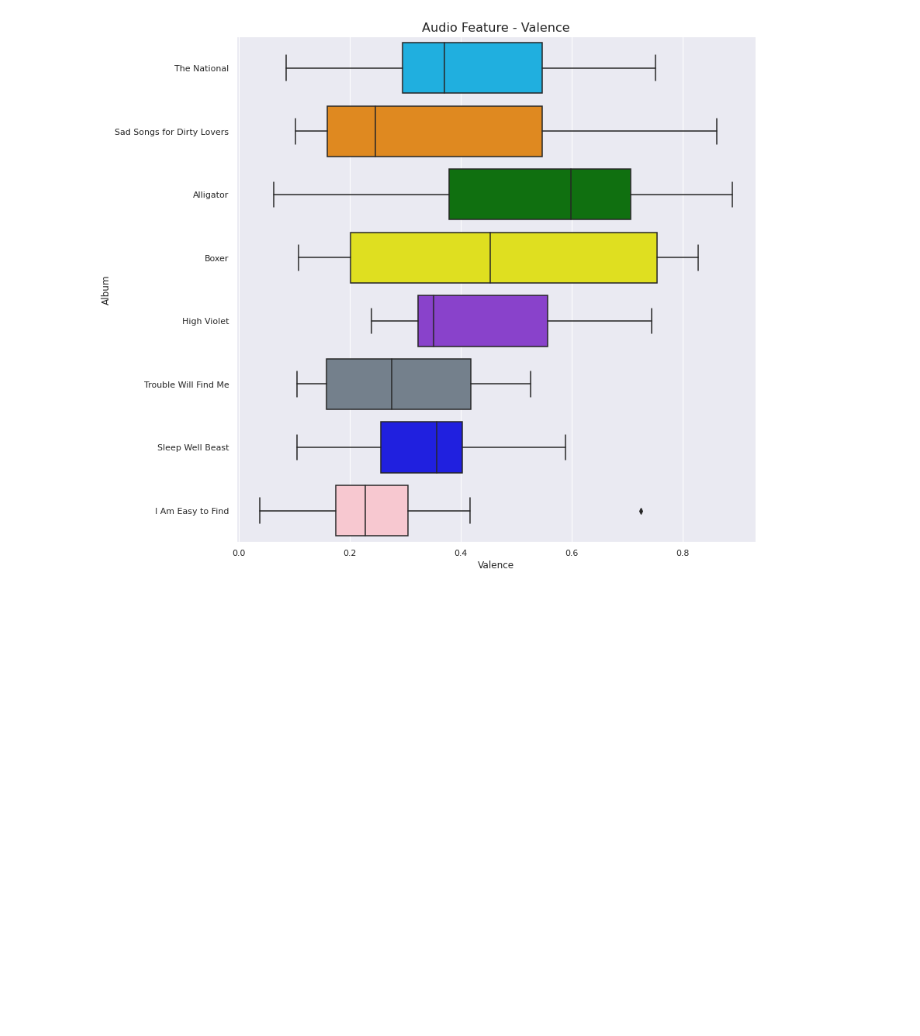
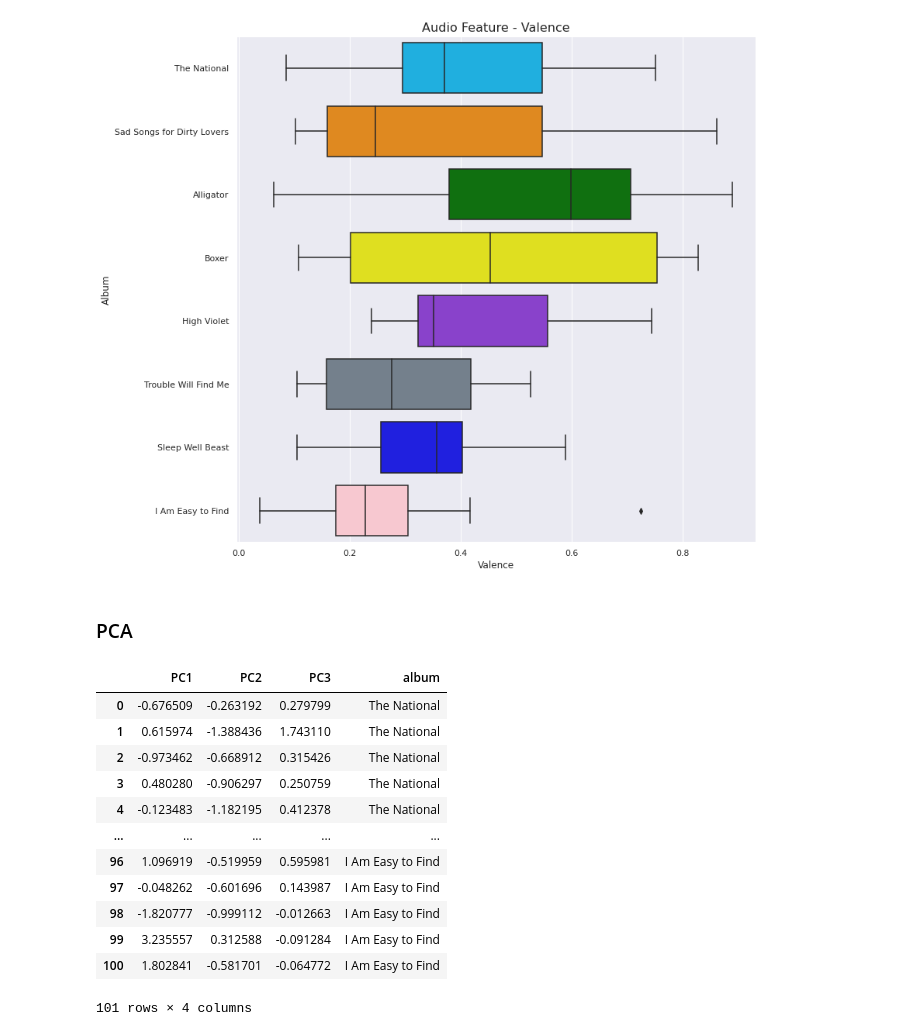
Before and after one commit to codey-phoun/SpotifyAudioFeatures_TheNational, a Jupyter notebook: Spotipy_The_National.ipynb, the cells around one changed output. Drawn from its saved outputs; the diff is of its cells as text; code cells hidden in the pictures; blank space fills up the shorter version.

```diff
--- a/Spotipy_The_National.ipynb
+++ b/Spotipy_The_National.ipynb
@@ -955,3 +955,5 @@ box_valence.set_ylabel("Album")
 box_valence.set_title("Audio Feature - Valence", fontsize = 16);
 # %% [output]
 [figure]
+# %% [markdown]
+### PCA
@@ -957,0 +977,16 @@ box_valence.set_title("Audio Feature - Valence", fontsize = 16);
+# %%
+finalDf
+# %% [output]
+|  | PC1 | PC2 | PC3 | album |
+| 0 | -0.676509 | -0.263192 | 0.279799 | The National |
+| 1 | 0.615974 | -1.388436 | 1.743110 | The National |
+| 2 | -0.973462 | -0.668912 | 0.315426 | The National |
+| 3 | 0.480280 | -0.906297 | 0.250759 | The National |
+| 4 | -0.123483 | -1.182195 | 0.412378 | The National |
+| ... | ... | ... | ... | ... |
+| 96 | 1.096919 | -0.519959 | 0.595981 | I Am Easy to Find |
+| 97 | -0.048262 | -0.601696 | 0.143987 | I Am Easy to Find |
+| 98 | -1.820777 | -0.999112 | -0.012663 | I Am Easy to Find |
+| 99 | 3.235557 | 0.312588 | -0.091284 | I Am Easy to Find |
+| 100 | 1.802841 | -0.581701 | -0.064772 | I Am Easy to Find |
+101 rows × 4 columns
```
Also changed, not shown: parts of 8 cells of this notebook.
